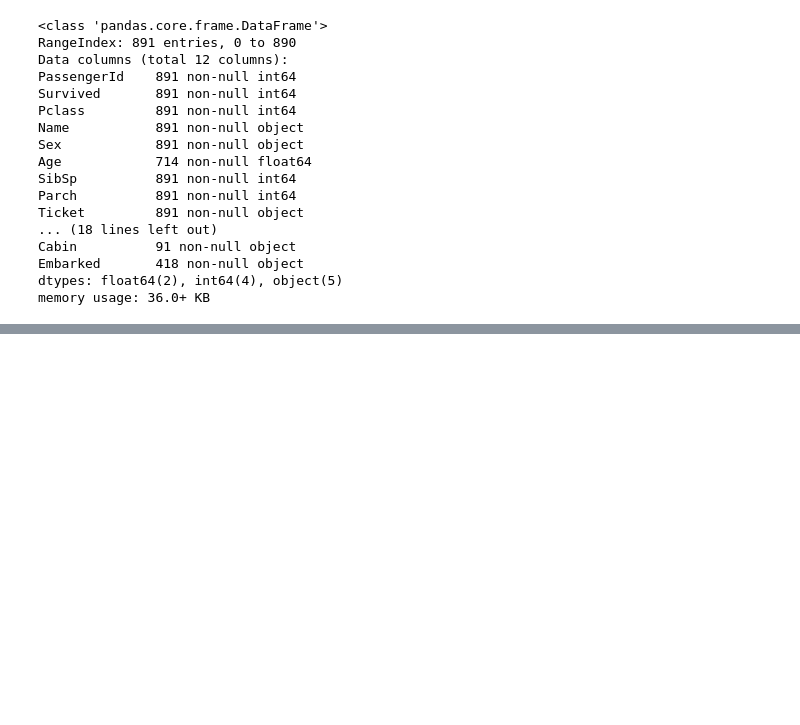
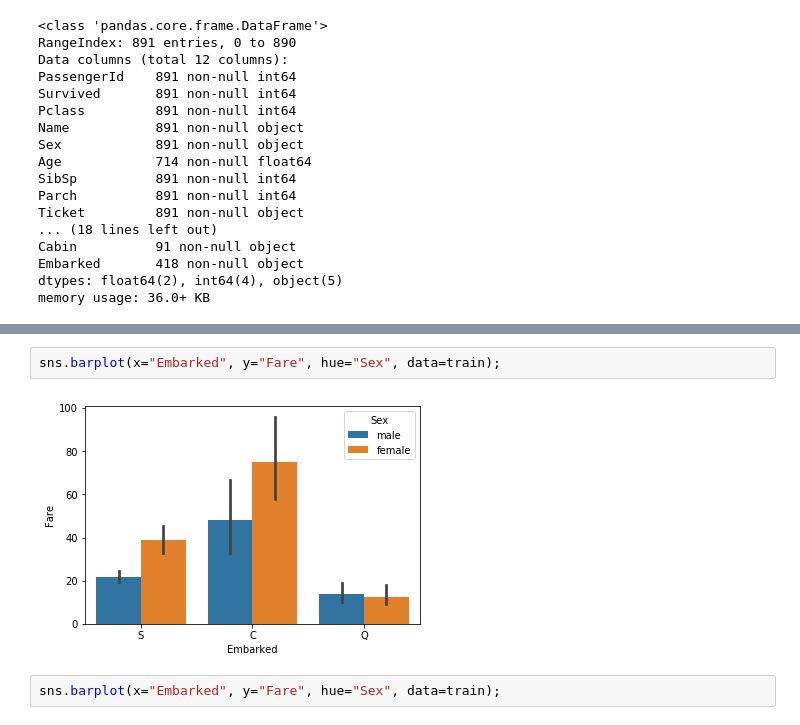
Before and after one commit to ArslanAliAwan/Titanic, a Jupyter notebook: titanic.ipynb, the cells around one changed output, grey strips where cells are left out. Drawn from its saved outputs; the diff is of its cells as text; blank space fills up the shorter version.

```diff
--- a/titanic.ipynb
+++ b/titanic.ipynb
@@ -156,0 +171,6 @@ memory usage: 36.0+ KB
+# %%
+sns.barplot(x="Embarked", y="Fare", hue="Sex", data=train);
+# %% [output]
+[figure, added]
+# %%
+sns.barplot(x="Embarked", y="Fare", hue="Sex", data=train);
```
Also changed, not shown: parts of 1 cell of this notebook.
